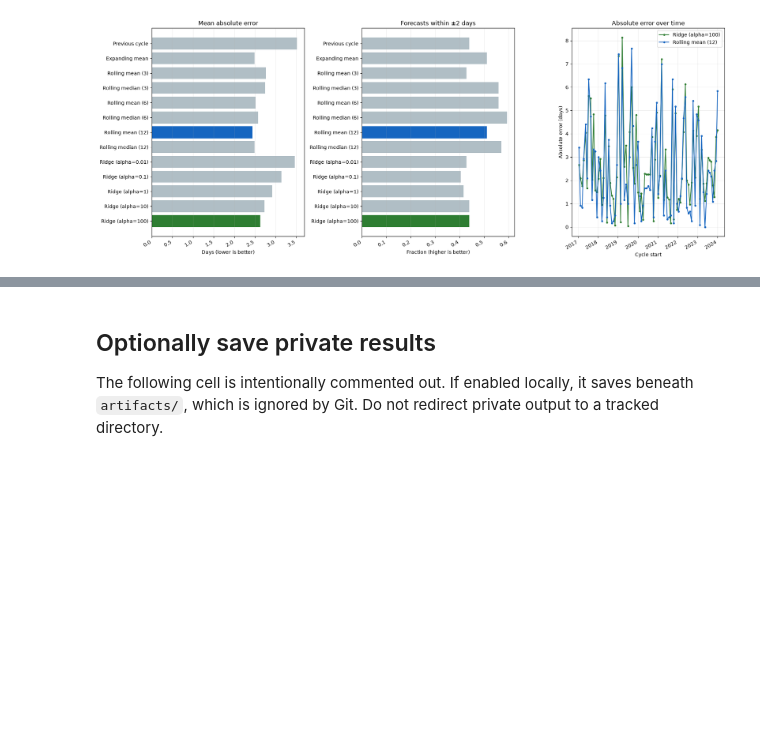
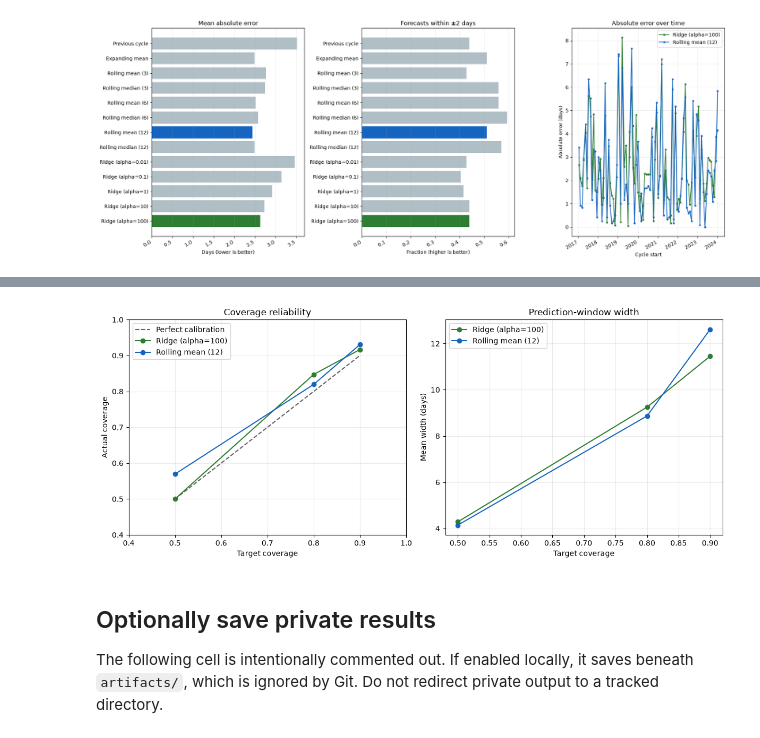
Before and after one commit to emmatyy19/cycle-forecast, a Jupyter notebook: notebooks/development_model_comparison.ipynb, the cells around one changed output, grey strips where cells are left out. Cells and saved outputs as stored; diff of their text form; code cells hidden in the pictures; blank space fills up the shorter version.

Commit message:
feat: evaluate prediction uncertainty

```diff
--- a/notebooks/development_model_comparison.ipynb
+++ b/notebooks/development_model_comparison.ipynb
@@ -117,0 +127,4 @@ figure = plot_development_model_comparison(comparison=comparison)
+# %%
+uncertainty = evaluate_development_uncertainty(comparison=comparison)
+uncertainty_report = render_development_uncertainty_markdown(evaluation=uncertainty)
+display(Markdown(uncertainty_report))
@@ -118,3 +149,7 @@ figure = plot_development_model_comparison(comparison=comparison)
+# %%
+uncertainty_figure = plot_development_uncertainty(evaluation=uncertainty)
+# %% [output]
+[figure, added]
 # %% [markdown]
 ## Optionally save private results
 
```
Also changed, not shown: parts of 4 cells of this notebook, 8 other files.
